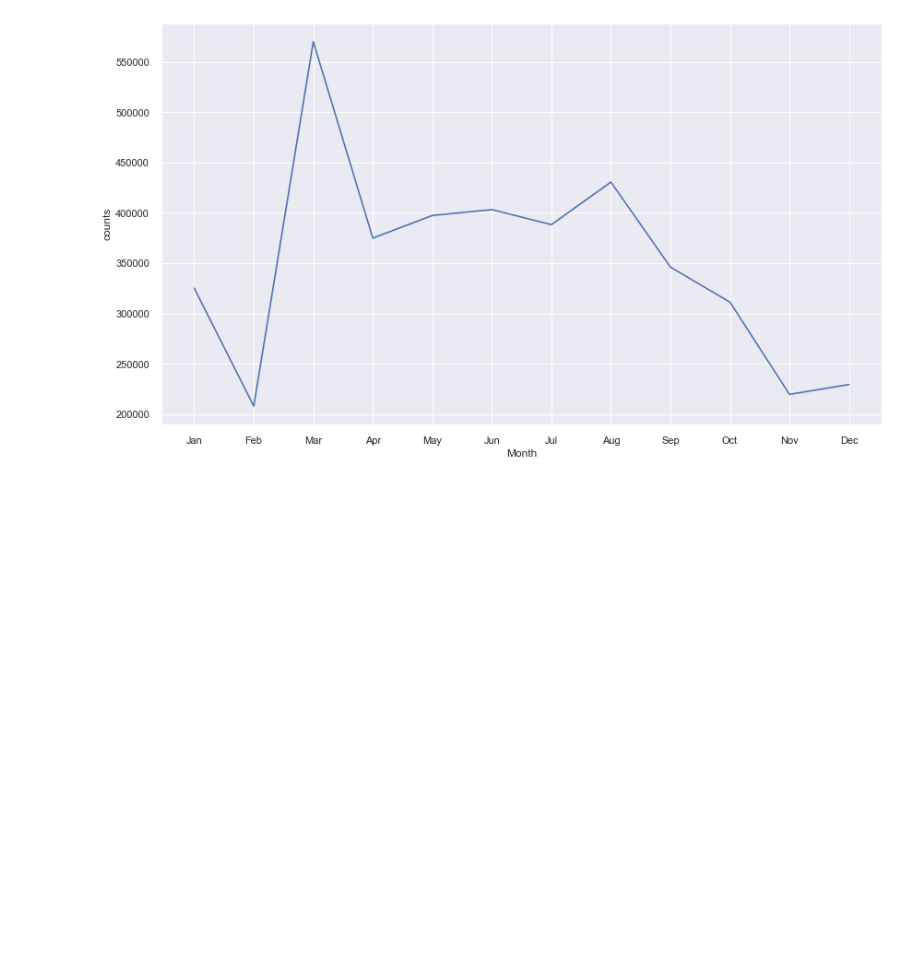
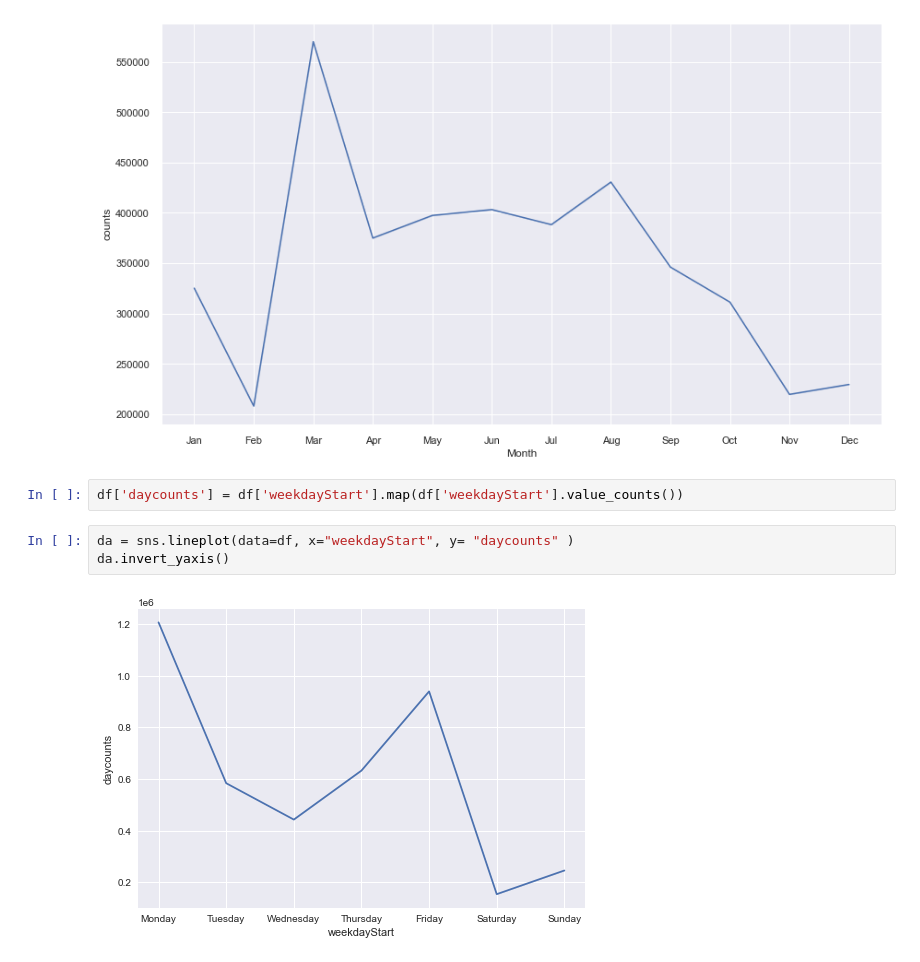
Before and after one commit to AviMegin/AI, a Jupyter notebook: Python/Parquet- project - explore ROADWORKS.ipynb, the cells around one changed output. Cells and saved outputs as stored; diff of their text form; blank space fills up the shorter version.

```diff
--- a/Python/Parquet- project - explore ROADWORKS.ipynb
+++ b/Python/Parquet- project - explore ROADWORKS.ipynb
@@ -406,3 +406,10 @@ bee = sns.lineplot(data=df, x="Month", y= "counts" )
 bee.invert_yaxis()
 # %% [output]
 [figure]
+# %%
+df['daycounts'] = df['weekdayStart'].map(df['weekdayStart'].value_counts())
+# %%
+da = sns.lineplot(data=df, x="weekdayStart", y= "daycounts" )
+da.invert_yaxis()
+# %% [output]
+[figure, added]
```
Also changed, not shown: parts of 12 cells of this notebook, 1 other file.
